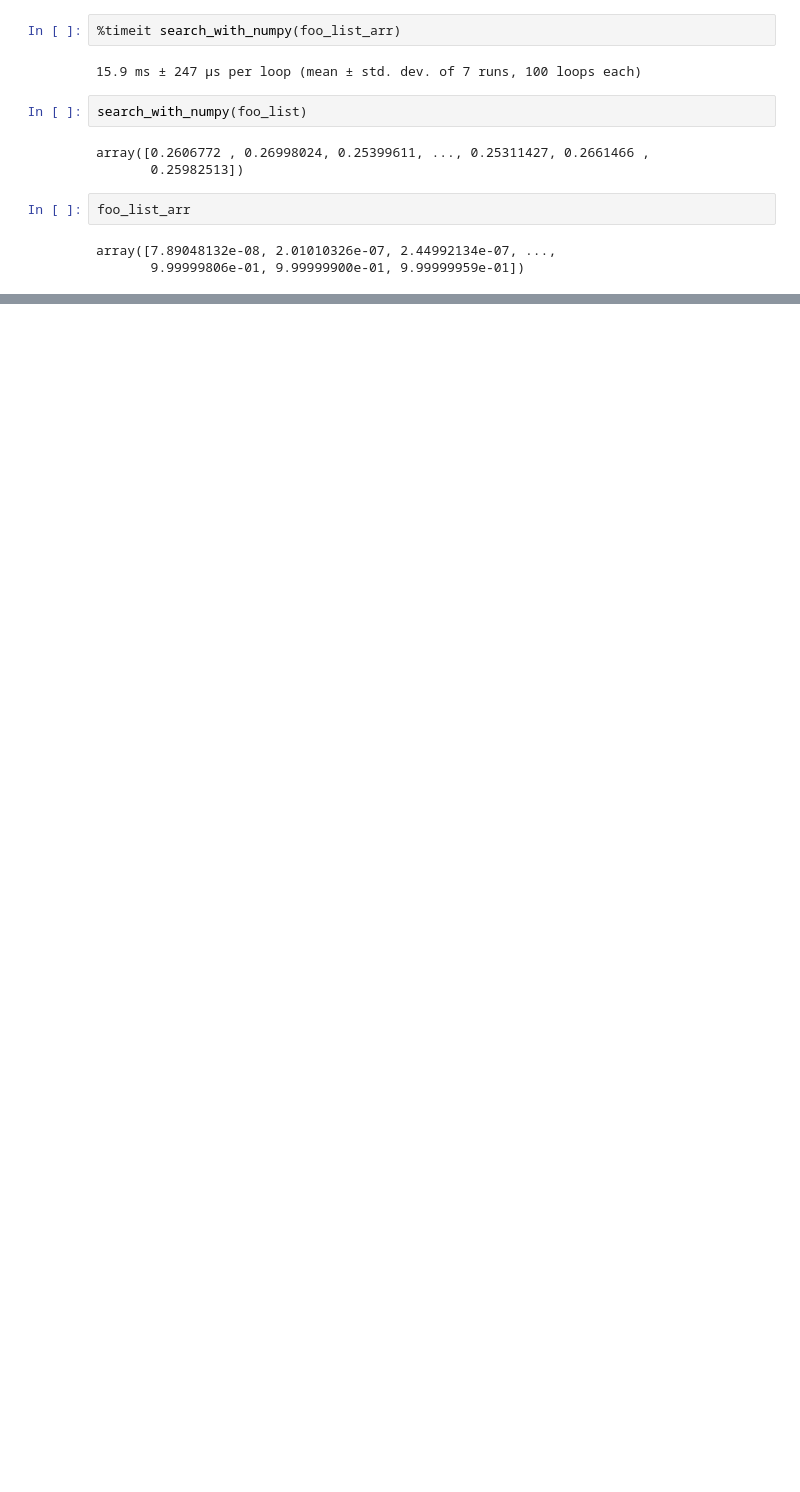
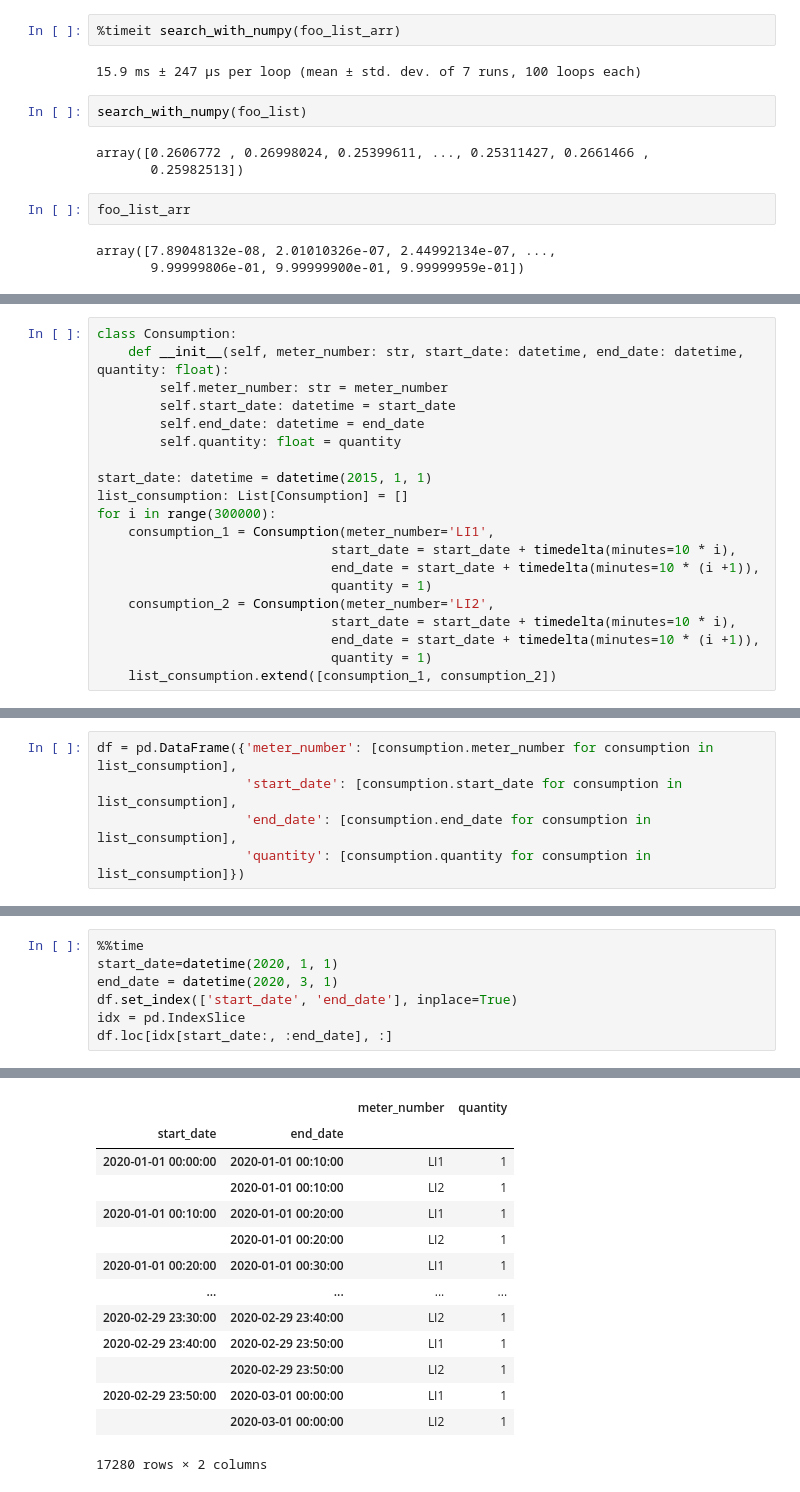
Before and after one commit to sgrah-oss/6-recommendations-for-optimizing-a-spark-job, a Jupyter notebook: notebooks/pipeline.ipynb, the cells around one changed output, grey strips where cells are left out. Drawn from its saved outputs; the diff is of its cells as text; blank space fills up the shorter version.

```diff
--- a/notebooks/pipeline.ipynb
+++ b/notebooks/pipeline.ipynb
@@ -448,0 +475,20 @@ array([7.89048132e-08, 2.01010326e-07, 2.44992134e-07, ...,
+# %%
+class Consumption:
+    def __init__(self, meter_number: str, start_date: datetime, end_date: datetime, quantity: float):
+        self.meter_number: str = meter_number
+        self.start_date: datetime = start_date
+        self.end_date: datetime = end_date
+        self.quantity: float = quantity
+
+start_date: datetime = datetime(2015, 1, 1)
+list_consumption: List[Consumption] = []
+for i in range(300000):
+    consumption_1 = Consumption(meter_number='LI1',
+                              start_date = start_date + timedelta(minutes=10 * i),
+                              end_date = start_date + timedelta(minutes=10 * (i +1)),
+                              quantity = 1)
+    consumption_2 = Consumption(meter_number='LI2',
+                              start_date = start_date + timedelta(minutes=10 * i),
+                              end_date = start_date + timedelta(minutes=10 * (i +1)),
+                              quantity = 1)
+    list_consumption.extend([consumption_1, consumption_2])
@@ -448,0 +499,5 @@ array([7.89048132e-08, 2.01010326e-07, 2.44992134e-07, ...,
+# %%
+df = pd.DataFrame({'meter_number': [consumption.meter_number for consumption in list_consumption],
+                   'start_date': [consumption.start_date for consumption in list_consumption],
+                   'end_date': [consumption.end_date for consumption in list_consumption],
+                   'quantity': [consumption.quantity for consumption in list_consumption]})
@@ -448,0 +528,8 @@ array([7.89048132e-08, 2.01010326e-07, 2.44992134e-07, ...,
+# %%
+%%time
+start_date=datetime(2020, 1, 1)
+end_date = datetime(2020, 3, 1)
+df.set_index(['start_date', 'end_date'], inplace=True)
+idx = pd.IndexSlice
+df.loc[idx[start_date:, :end_date], :]
+# %% [output]
@@ -448,0 +538,14 @@ array([7.89048132e-08, 2.01010326e-07, 2.44992134e-07, ...,
+|  |  | meter_number | quantity |
+| start_date | end_date |  |  |
+| 2020-01-01 00:00:00 | 2020-01-01 00:10:00 | LI1 | 1 |
+|  | 2020-01-01 00:10:00 | LI2 | 1 |
+| 2020-01-01 00:10:00 | 2020-01-01 00:20:00 | LI1 | 1 |
+|  | 2020-01-01 00:20:00 | LI2 | 1 |
+| 2020-01-01 00:20:00 | 2020-01-01 00:30:00 | LI1 | 1 |
+| ... | ... | ... | ... |
+| 2020-02-29 23:30:00 | 2020-02-29 23:40:00 | LI2 | 1 |
+| 2020-02-29 23:40:00 | 2020-02-29 23:50:00 | LI1 | 1 |
+|  | 2020-02-29 23:50:00 | LI2 | 1 |
+| 2020-02-29 23:50:00 | 2020-03-01 00:00:00 | LI1 | 1 |
+|  | 2020-03-01 00:00:00 | LI2 | 1 |
+17280 rows × 2 columns
```
Also changed, not shown: parts of 16 cells of this notebook, 3 other files.
